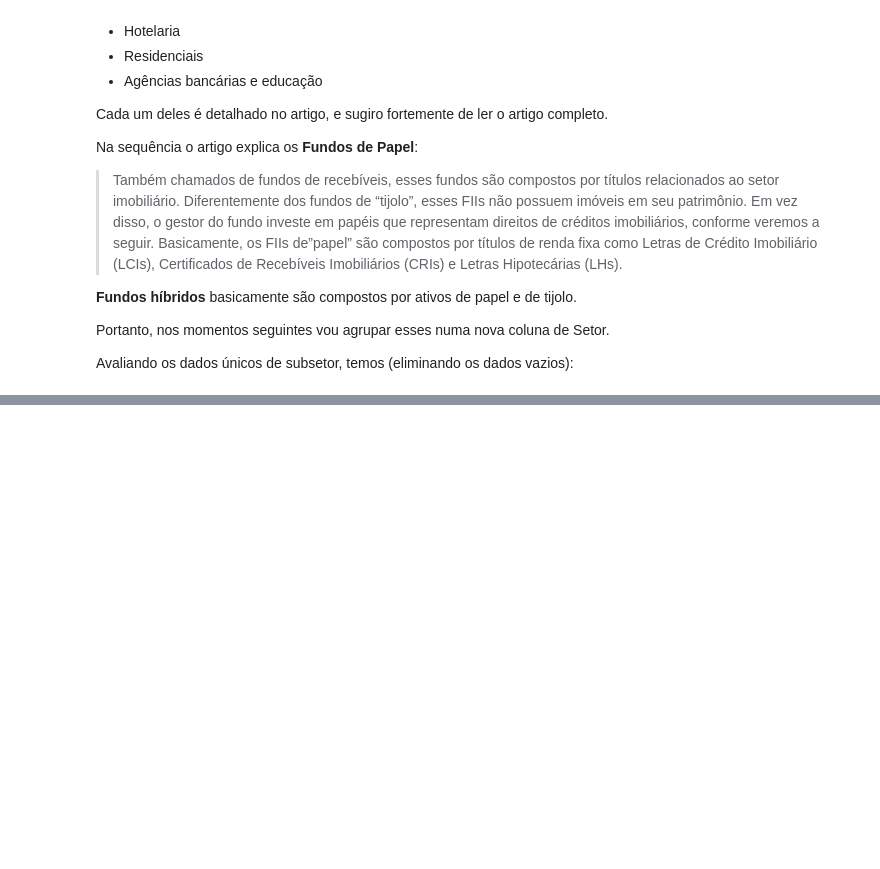
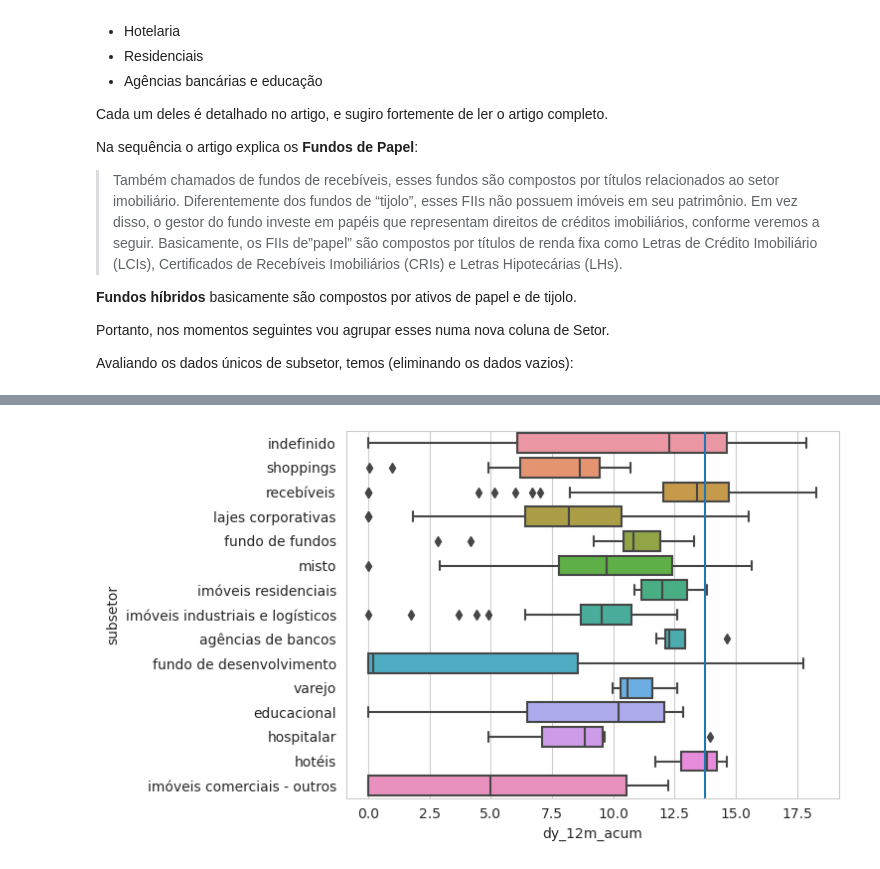
Before and after one commit to Mateus-cpa/analisando_fiis, a Jupyter notebook: analisando-fiis.ipynb, the cells around one changed output, grey strips where cells are left out. Saved outputs shown, nothing was run; the diff lists cells and outputs as text; code cells hidden in the pictures; blank space fills up the shorter version.

```diff
--- a/analisando-fiis.ipynb
+++ b/analisando-fiis.ipynb
@@ -157,2 +294,0 @@ KeyError: "None of [Index(['FUNDOS', 'SETOR', 'P/VP'], dtype='object')] are in t
-# %%
-fiis_class = fiis_class[fiis_class['P/VP']<50]
@@ -175,3 +295,10 @@ page.href
+# %%
+with sns.axes_style('whitegrid'):
+    ax = sns.boxplot(x = fiis_class.dy_12m_acum [fiis_class['dy_12m_acum']<20],
+                y = fiis_class['subsetor'])
+    ax.axvline(x = 13.75)    # Line on x = 2
+# %% [output]
+[figure, added]
 # %%
 fiis = page.get_text('a').split('\n')[246:]
 fiis.find
```
Also changed, not shown: parts of 21 cells of this notebook.
